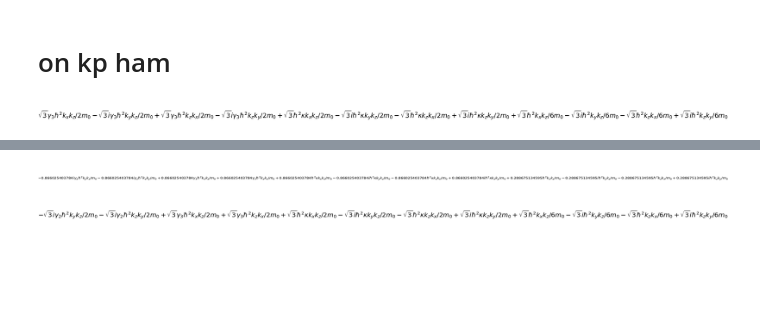
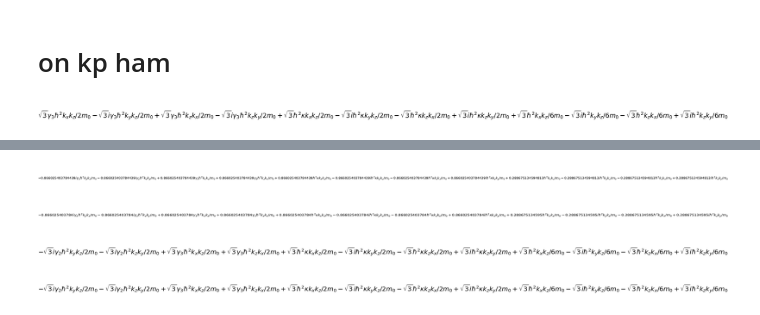
Before and after one commit to quantum-tinkerer/semicon, a Jupyter notebook: notebooks/rotations.ipynb, the cells around one changed output, grey strips where cells are left out. Cells and saved outputs as stored; diff of their text form; code cells hidden in the pictures; blank space fills up the shorter version.

Commit message:
add option to remove zeros without rounding other numerical values

```diff
--- a/notebooks/rotations.ipynb
+++ b/notebooks/rotations.ipynb
@@ -163,4 +163,8 @@ e = ham[0, 1]
 e
 # %% [output]
 [figure]
+# %%
+prettify(e, zero_atol=1e-8)
+# %% [output]
+[figure, added]
 # %%
@@ -168,3 +172,7 @@ prettify(e, 12)
 # %% [output]
 [figure]
+# %%
+prettify(e, zero_atol=1e-8, nsimplify=True)
+# %% [output]
+[figure, added]
 # %%
```
Also changed, not shown: parts of 3 cells of this notebook, 1 other file.
